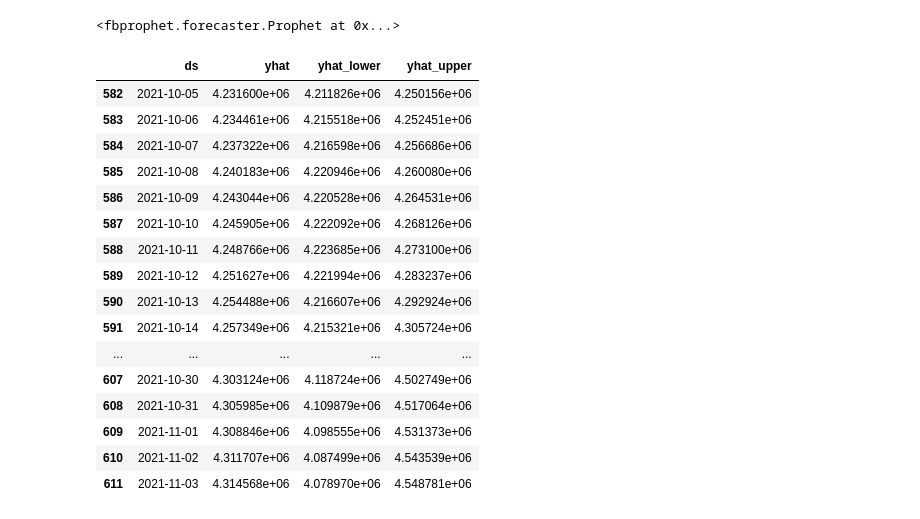
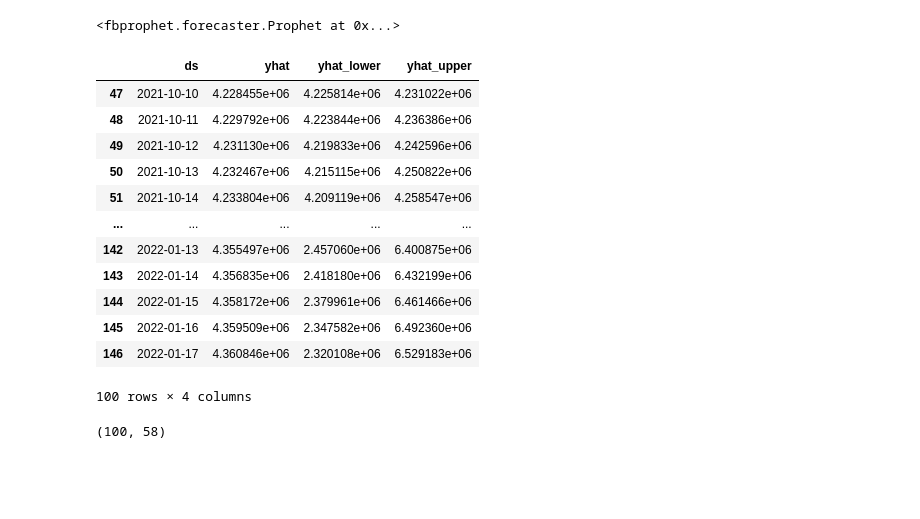
Before and after one commit to elvanselvano/cybertrend-datathon, a Jupyter notebook: modelling/COVID_19_Forecasting_Indonesia_Prophet.ipynb, the cells around one changed output. Saved outputs shown, nothing was run; the diff lists cells and outputs as text; code cells hidden in the pictures; blank space fills up the shorter version.

Commit message:
finalize modelling ipynb

```diff
--- a/modelling/COVID_19_Forecasting_Indonesia_Prophet.ipynb
+++ b/modelling/COVID_19_Forecasting_Indonesia_Prophet.ipynb
@@ -151,0 +233,3 @@ Root Mean Square Error: 102342.65733683942
+# %%
+df2 = df[(df['ds'] >= '2021-08-24') & (df['ds'] <= '2021-10-09')]
+df2
@@ -152,6 +254,5 @@ Root Mean Square Error: 102342.65733683942
 # %%
 from fbprophet import Prophet
-
 m2 = Prophet(growth='linear',interval_width=0.95,
             changepoint_prior_scale=0.5,
             seasonality_prior_scale = 20,
@@ -160,30 +261,26 @@ m2 = Prophet(growth='linear',interval_width=0.95,
             changepoint_range=0.95, daily_seasonality=True,
             weekly_seasonality=False)
 m2.add_country_holidays(country_name='ID')
-m2.fit(df)
+m2.fit(df2)
 # %% [output]
 INFO:fbprophet:Disabling yearly seasonality. Run prophet with yearly_seasonality=True to override this.
 <fbprophet.forecaster.Prophet at 0x...>
 # %%
-future2 = m2.make_future_dataframe(periods=30)
+future2 = m2.make_future_dataframe(periods=100)
 # %%
 forecast2 = m2.predict(future2)
-forecast2[['ds', 'yhat', 'yhat_lower', 'yhat_upper']].tail(30)
+forecast2[['ds', 'yhat', 'yhat_lower', 'yhat_upper']].tail(100)
 # %% [output]
 |  | ds | yhat | yhat_lower | yhat_upper |
-| 582 | 2021-10-05 | 4.231600e+06 | 4.211826e+06 | 4.250156e+06 |
-| 583 | 2021-10-06 | 4.234461e+06 | 4.215518e+06 | 4.252451e+06 |
-| 584 | 2021-10-07 | 4.237322e+06 | 4.216598e+06 | 4.256686e+06 |
-| 585 | 2021-10-08 | 4.240183e+06 | 4.220946e+06 | 4.260080e+06 |
-| 586 | 2021-10-09 | 4.243044e+06 | 4.220528e+06 | 4.264531e+06 |
-| 587 | 2021-10-10 | 4.245905e+06 | 4.222092e+06 | 4.268126e+06 |
-| 588 | 2021-10-11 | 4.248766e+06 | 4.223685e+06 | 4.273100e+06 |
-| 589 | 2021-10-12 | 4.251627e+06 | 4.221994e+06 | 4.283237e+06 |
-| 590 | 2021-10-13 | 4.254488e+06 | 4.216607e+06 | 4.292924e+06 |
-| 591 | 2021-10-14 | 4.257349e+06 | 4.215321e+06 | 4.305724e+06 |
+| 47 | 2021-10-10 | 4.228455e+06 | 4.225814e+06 | 4.231022e+06 |
+| 48 | 2021-10-11 | 4.229792e+06 | 4.223844e+06 | 4.236386e+06 |
+| 49 | 2021-10-12 | 4.231130e+06 | 4.219833e+06 | 4.242596e+06 |
+| 50 | 2021-10-13 | 4.232467e+06 | 4.215115e+06 | 4.250822e+06 |
+| 51 | 2021-10-14 | 4.233804e+06 | 4.209119e+06 | 4.258547e+06 |
 | ... | ... | ... | ... | ... |
-| 607 | 2021-10-30 | 4.303124e+06 | 4.118724e+06 | 4.502749e+06 |
-| 608 | 2021-10-31 | 4.305985e+06 | 4.109879e+06 | 4.517064e+06 |
-| 609 | 2021-11-01 | 4.308846e+06 | 4.098555e+06 | 4.531373e+06 |
-| 610 | 2021-11-02 | 4.311707e+06 | 4.087499e+06 | 4.543539e+06 |
-| 611 | 2021-11-03 | 4.314568e+06 | 4.078970e+06 | 4.548781e+06 |
+| 142 | 2022-01-13 | 4.355497e+06 | 2.457060e+06 | 6.400875e+06 |
+| 143 | 2022-01-14 | 4.356835e+06 | 2.418180e+06 | 6.432199e+06 |
+| 144 | 2022-01-15 | 4.358172e+06 | 2.379961e+06 | 6.461466e+06 |
+| 145 | 2022-01-16 | 4.359509e+06 | 2.347582e+06 | 6.492360e+06 |
+| 146 | 2022-01-17 | 4.360846e+06 | 2.320108e+06 | 6.529183e+06 |
+100 rows × 4 columns
@@ -189,0 +289,5 @@ forecast2[['ds', 'yhat', 'yhat_lower', 'yhat_upper']].tail(30)
+# %%
+final_forecast.shape
+# df.shape
+# %% [output]
+(100, 58)
```
Also changed, not shown: parts of 31 cells of this notebook, 1 other file.
